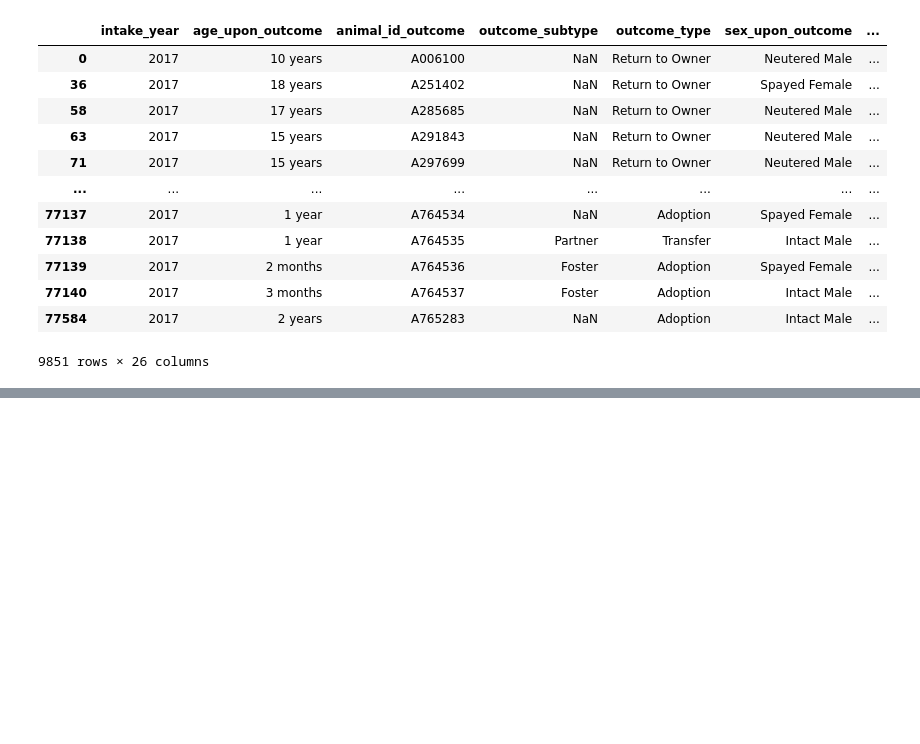
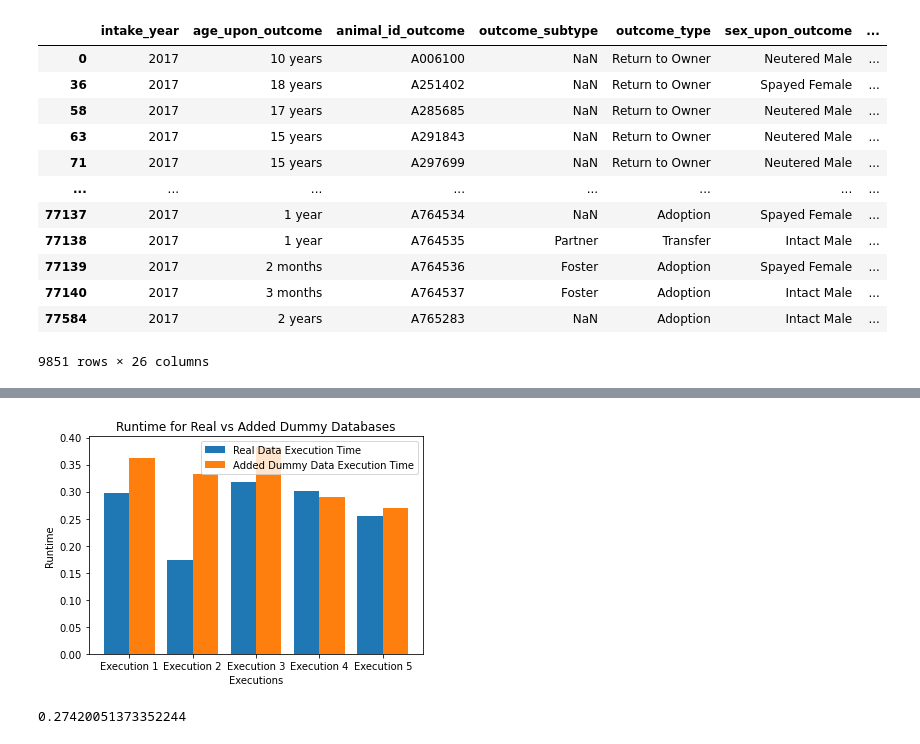
Before and after one commit to asacheti/AnimalShelterSideChannelsAttack, a Jupyter notebook: implementation-Copy1.ipynb, the cells around one changed output, grey strips where cells are left out. Cells and saved outputs as stored; diff of their text form; code cells hidden in the pictures; blank space fills up the shorter version.

Commit message:
final code to add dummy records to database

```diff
--- a/implementation-Copy1.ipynb
+++ b/implementation-Copy1.ipynb
@@ -204,0 +220,47 @@ data
+# %%
+x = ["Execution 1", "Execution 2", "Execution 3", "Execution 4", "Execution 5"]
+# %%
+query1_real_times = []
+query1_dummy_times = []
+
+
+for i in range(5):
+    t0 = time.time()
+    sqldf(query1_real)
+    t1 = time.time()
+
+    q1r_time = t1 - t0
+
+    t0 = time.time()
+    sqldf(query1_dummied)
+    t1 = time.time()
+
+    q1d_time = t1 - t0
+
+    query1_real_times.append(q1r_time)
+    query1_dummy_times.append(q1d_time)
+
+
+X_axis = np.arange(len(x))
+
+plt.bar(X_axis - 0.2, query1_real_times, 0.4, label = 'Real Data Execution Time')
+plt.bar(X_axis + 0.2, query1_dummy_times, 0.4, label = 'Added Dummy Data Execution Time')
+
+plt.xticks(X_axis, x)
+plt.xlabel("Executions")
+plt.ylabel("Runtime")
+plt.title("Runtime for Real vs Added Dummy Databases")
+plt.legend()
+plt.show()
+# %% [output]
+[figure, added]
+# %%
+#Average Runtime Percent Difference
+total_pct = 0
+for i in range(5):
+    pct = (query1_dummy_times[i] - query1_real_times[i]) / query1_real_times[i]
+    total_pct += pct
+
+total_pct/5
+# %% [output]
+0.27420051373352244
```
Also changed, not shown: parts of 10 cells of this notebook.
